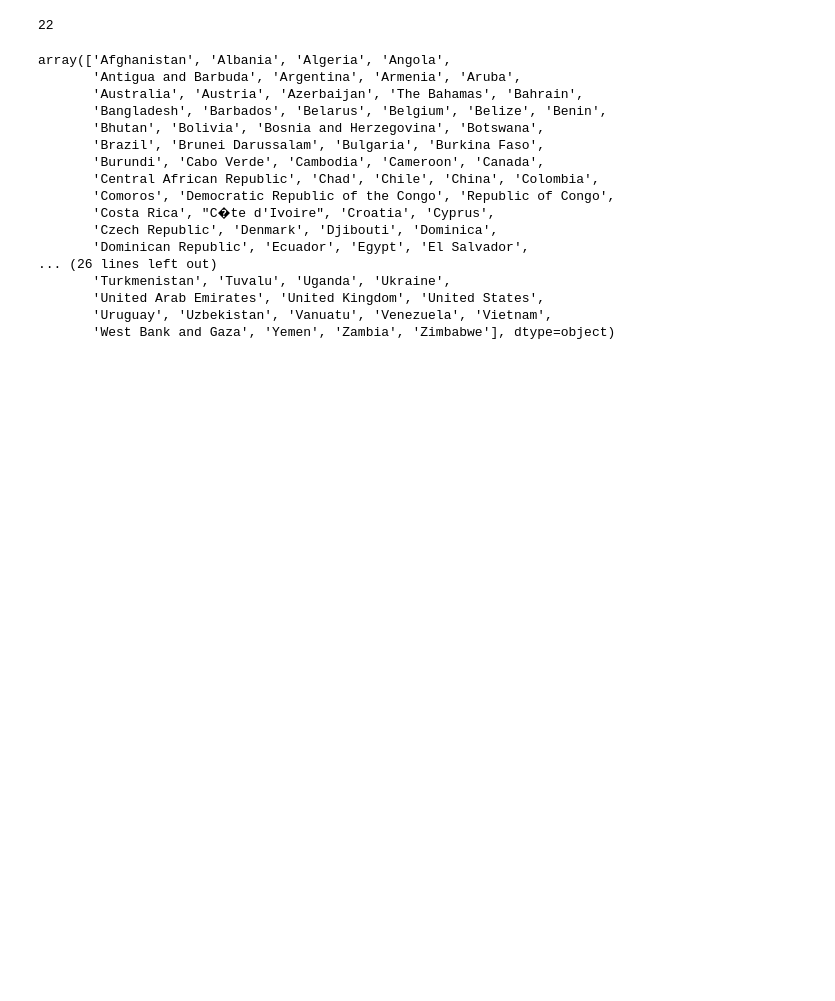
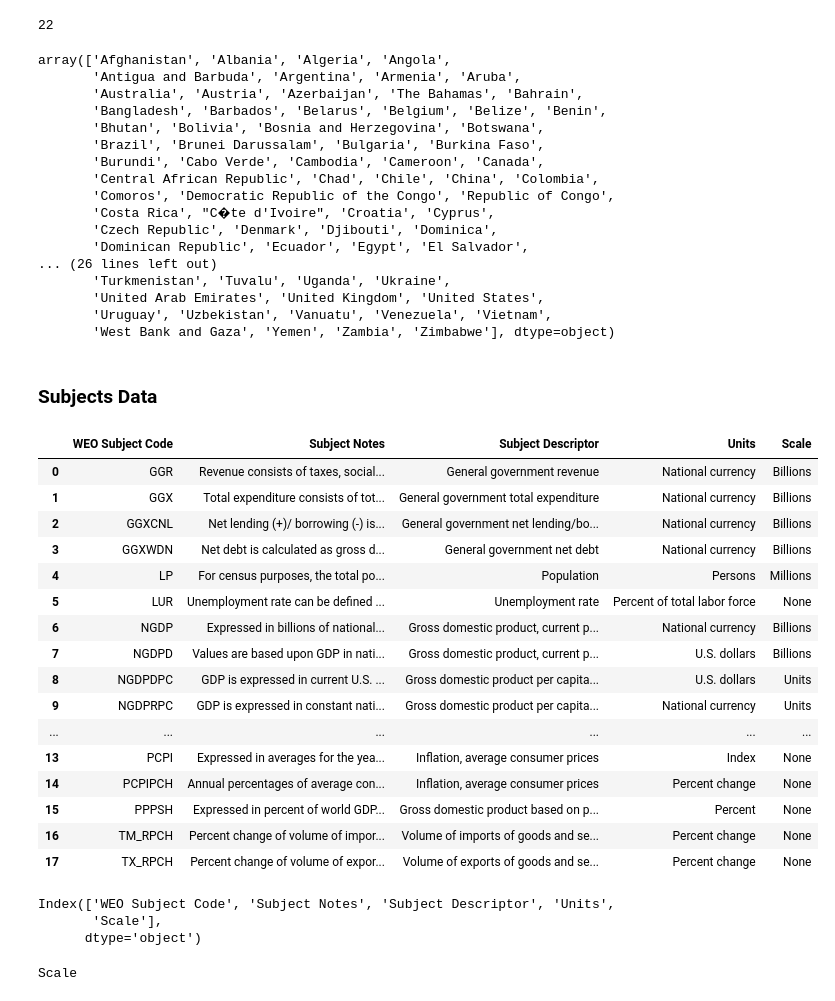
Before and after one commit to siddhant-deshmukh/Dashboard-Country-Data, a Jupyter notebook: data/analyse_data.ipynb, the cells around one changed output. Saved outputs shown, nothing was run; the diff lists cells and outputs as text; code cells hidden in the pictures; blank space fills up the shorter version.

```diff
--- a/data/analyse_data.ipynb
+++ b/data/analyse_data.ipynb
@@ -118,4 +118,4 @@ gov_subjects = {
     'GGXWDN' : 'Goverment Debt',
 }
 # %%
-df[df['WEO Subject Code'].isin(choosen_subjects.keys())][['WEO Subject Code','Subject Notes','Subject Descriptor','Units', 'Scale']]
+subjects_df = df[df['WEO Subject Code'].isin(choosen_subjects.keys())][['WEO Subject Code','Subject Notes','Subject Descriptor','Units', 'Scale']]
@@ -740,3 +733,37 @@ array(['Afghanistan', 'Albania', 'Algeria', 'Angola',
        'United Arab Emirates', 'United Kingdom', 'United States',
        'Uruguay', 'Uzbekistan', 'Vanuatu', 'Venezuela', 'Vietnam',
        'West Bank and Gaza', 'Yemen', 'Zambia', 'Zimbabwe'], dtype=object)
+# %% [markdown]
+### Subjects Data
+# %%
+subjects_df = subjects_df.groupby('WEO Subject Code').first().reset_index()
+subjects_df
+# %% [output]
+|  | WEO Subject Code | Subject Notes | Subject Descriptor | Units | Scale |
+| 0 | GGR | Revenue consists of taxes, social... | General government revenue | National currency | Billions |
+| 1 | GGX | Total expenditure consists of tot... | General government total expenditure | National currency | Billions |
+| 2 | GGXCNL | Net lending (+)/ borrowing (-) is... | General government net lending/bo... | National currency | Billions |
+| 3 | GGXWDN | Net debt is calculated as gross d... | General government net debt | National currency | Billions |
+| 4 | LP | For census purposes, the total po... | Population | Persons | Millions |
+| 5 | LUR | Unemployment rate can be defined ... | Unemployment rate | Percent of total labor force | None |
+| 6 | NGDP | Expressed in billions of national... | Gross domestic product, current p... | National currency | Billions |
+| 7 | NGDPD | Values are based upon GDP in nati... | Gross domestic product, current p... | U.S. dollars | Billions |
+| 8 | NGDPDPC | GDP is expressed in current U.S. ... | Gross domestic product per capita... | U.S. dollars | Units |
+| 9 | NGDPRPC | GDP is expressed in constant nati... | Gross domestic product per capita... | National currency | Units |
+| ... | ... | ... | ... | ... | ... |
+| 13 | PCPI | Expressed in averages for the yea... | Inflation, average consumer prices | Index | None |
+| 14 | PCPIPCH | Annual percentages of average con... | Inflation, average consumer prices | Percent change | None |
+| 15 | PPPSH | Expressed in percent of world GDP... | Gross domestic product based on p... | Percent | None |
+| 16 | TM_RPCH | Percent change of volume of impor... | Volume of imports of goods and se... | Percent change | None |
+| 17 | TX_RPCH | Percent change of volume of expor... | Volume of exports of goods and se... | Percent change | None |
+# %%
+subjects_df.columns
+# %% [output]
+Index(['WEO Subject Code', 'Subject Notes', 'Subject Descriptor', 'Units',
+       'Scale'],
+      dtype='object')
+# %%
+for _ in subjects_df[['Scale']]:
+    print(_)
+# %% [output]
+Scale
```
Also changed, not shown: parts of 7 cells of this notebook, 7 other files.
